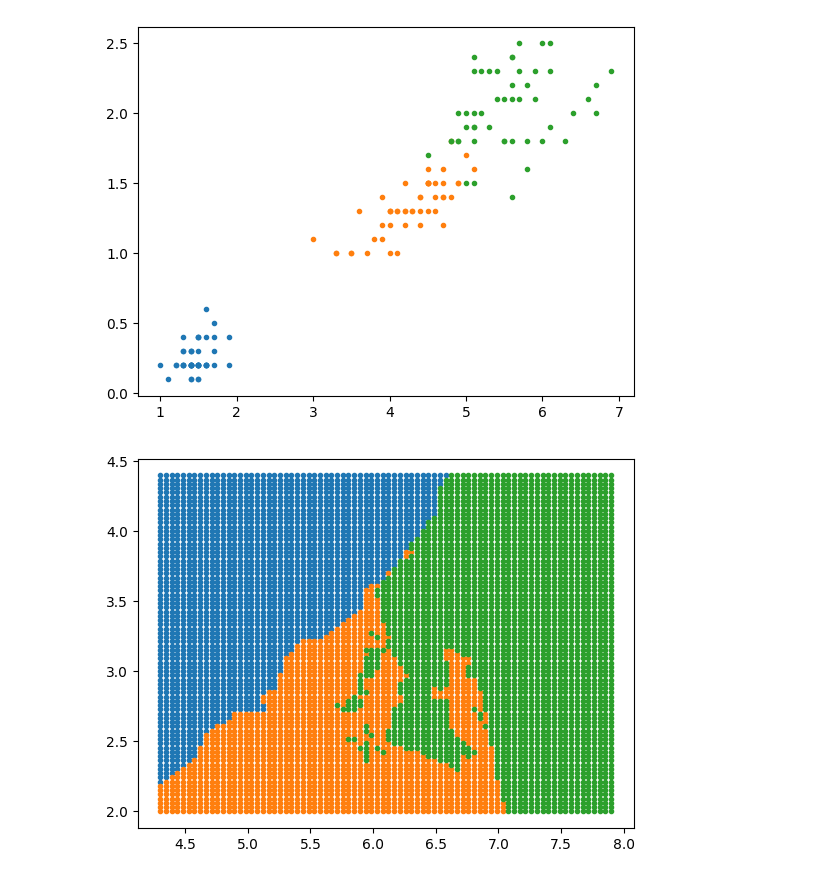
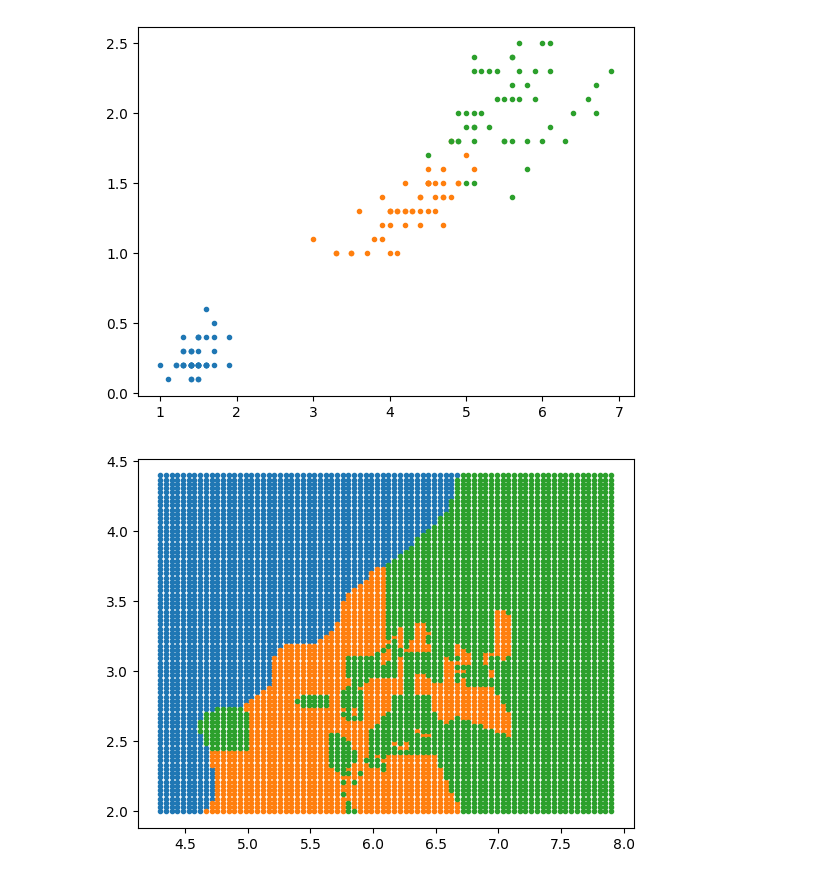
Before and after one commit to ollihansen90/MatheSH-StatLern, a Jupyter notebook: Iris_kNN.ipynb, the cells around one changed output. Drawn from its saved outputs; the diff is of its cells as text; code cells hidden in the pictures.

```diff
--- a/Iris_kNN.ipynb
+++ b/Iris_kNN.ipynb
@@ -28,30 +28,31 @@ plt.show()
 # %%
 def kNN(point, data, labels, k=5):
     dists = np.sum((data-point)**2, axis=-1)
     neighb = np.argsort(dists)[:k]
     neighb_labels = labels[neighb]
     n_labels = 3*[0]
     for l in neighb_labels:
         n_labels[l] += 1
     return np.argmax(n_labels)
 
-datax_min, datax_max = np.min(data[:,0]), np.max(data[:,0])
-datay_min, datay_max = np.min(data[:,1]), np.max(data[:,1])
+dims = [0,1]
+datax_min, datax_max = np.min(data[:,dims[0]]), np.max(data[:,dims[0]])
+datay_min, datay_max = np.min(data[:,dims[1]]), np.max(data[:,dims[1]])
 
 n_points = 80
 xx = np.linspace(datax_min, datax_max, num=n_points)[None,:]*np.ones([n_points,1])
 yy = np.linspace(datay_min, datay_max, num=n_points)[:,None]*np.ones([1,n_points])
 
 testdata = np.reshape(np.stack([xx,yy]), [2,-1]).T
 testlabel = np.zeros(len(testdata))
 
 for i in trange(len(testdata)):
-    testlabel[i] = kNN(testdata[i], data[:, [0,1]], labels, k=5)
+    testlabel[i] = kNN(testdata[i], data[:, dims], labels, k=1)
 
 plt.figure()
 plt.plot(testdata[testlabel==0,0], testdata[testlabel==0,1], ".")
 plt.plot(testdata[testlabel==1,0], testdata[testlabel==1,1], ".")
 plt.plot(testdata[testlabel==2,0], testdata[testlabel==2,1], ".")
 plt.show()
 # %% [output]
-[figure, old version]
+[figure, new version]
```
